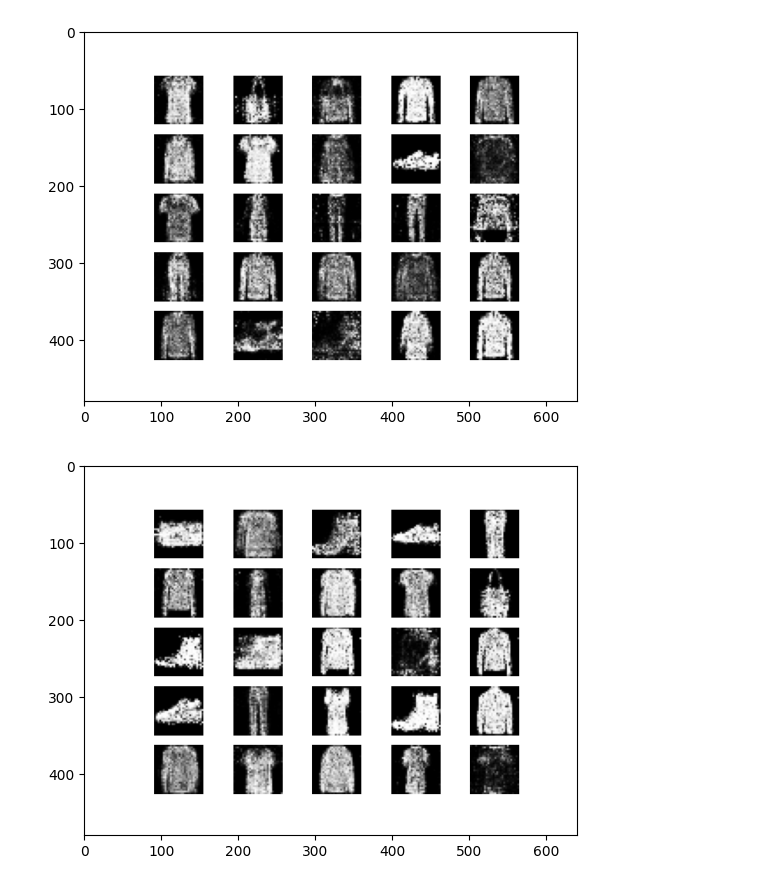
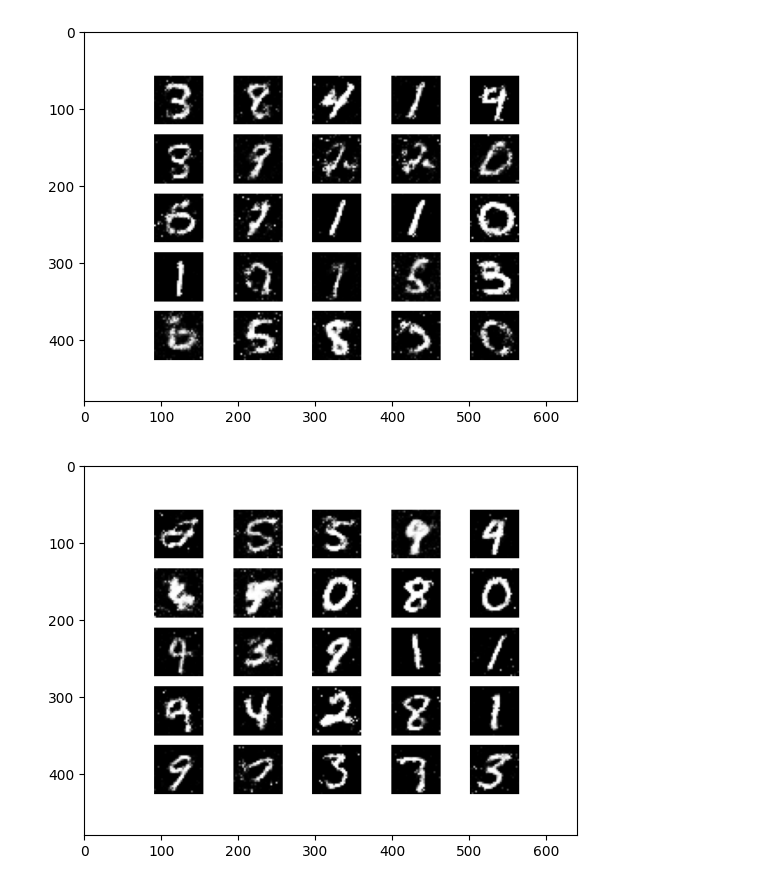
Before and after one commit to Ploita/IA353_PC2, a Jupyter notebook: PC2_Ativ8_GAN_MNIST.ipynb, the cells around one changed output. Saved outputs shown, nothing was run; the diff lists cells and outputs as text; code cells hidden in the pictures.

```diff
--- a/PC2_Ativ8_GAN_MNIST.ipynb
+++ b/PC2_Ativ8_GAN_MNIST.ipynb
@@ -213,13 +193,13 @@ plt.show()
 # %%
-image = mpimg.imread(r"C:\Users\Ploita\Pictures\IA353_PC2_GAN\10000.png")
+image = mpimg.imread(r"C:\Users\Ploita\Pictures\Nova pasta\10000.png")
 plt.imshow(image)
 plt.show()
 # %% [output]
-[figure, old version]
+[figure, new version]
 # %%
-image = mpimg.imread(r"C:\Users\Ploita\Pictures\IA353_PC2_GAN\20000.png")
+image = mpimg.imread(r"C:\Users\Ploita\Pictures\Nova pasta\20000.png")
 plt.imshow(image)
 plt.show()
 # %% [output]
-[figure, old version]
+[figure, new version]
 # %%
```
Also changed, not shown: parts of 6 cells of this notebook, 6 other files.
